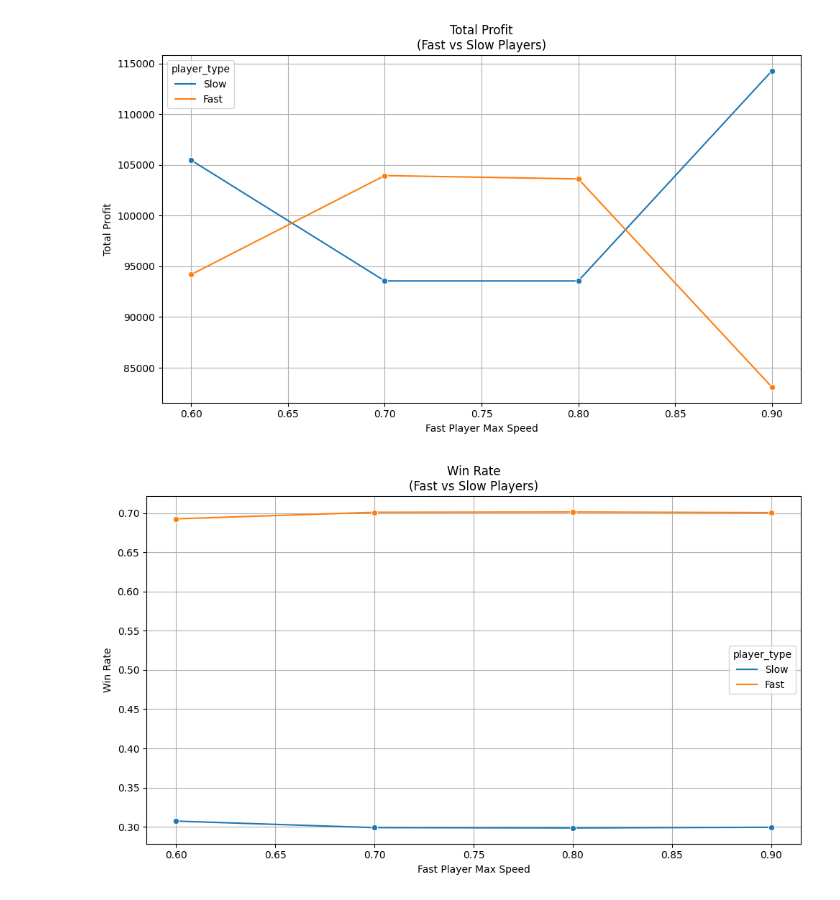
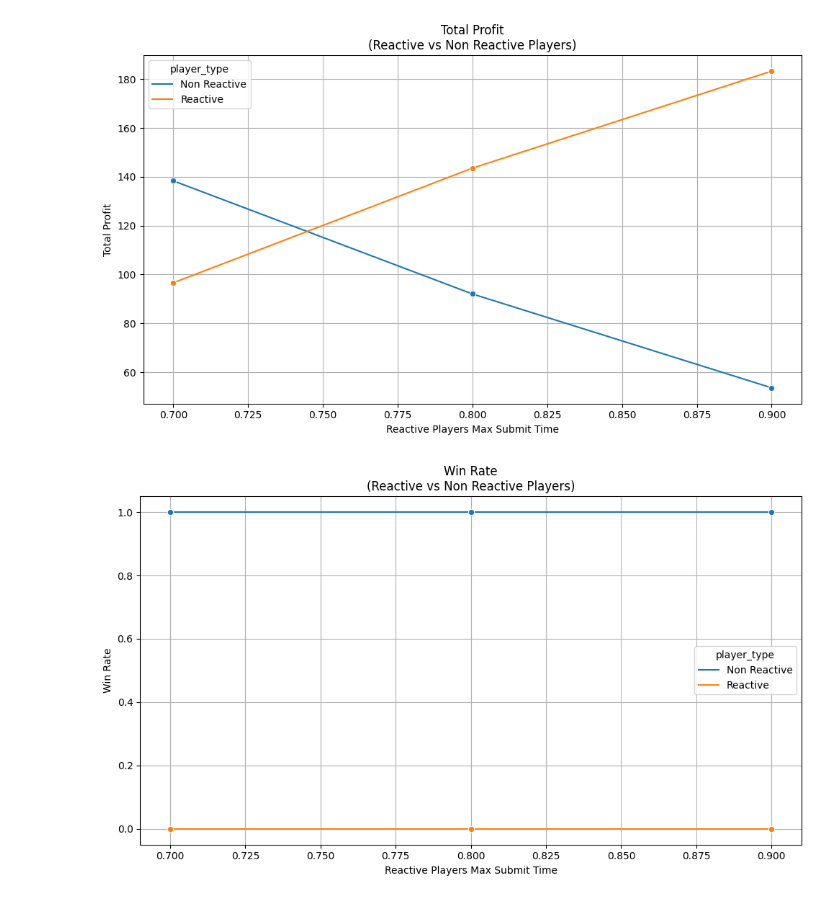
Before and after one commit to krzhang/camcos, a Jupyter notebook: simulations/builder_auctions/grid_strategy_speeds.ipynb, the cells around one changed output. Saved outputs shown, nothing was run; the diff lists cells and outputs as text; code cells hidden in the pictures.

```diff
--- a/simulations/builder_auctions/grid_strategy_speeds.ipynb
+++ b/simulations/builder_auctions/grid_strategy_speeds.ipynb
@@ -39,6 +51,7 @@ for fast_speed in fast_speed_ranges:
     players = generate_players(
         num_players=num_slow + num_fast,
         num_reactive=num_fast,
+        num_gaussian2=0,
         gaussian_speed_min_range=slow_speed,
         gaussian_speed_max_range=slow_speed,
         gaussian_bid_prop_mean_range=(slow_mean, slow_mean),
@@ -48,17 +61,36 @@ for fast_speed in fast_speed_ranges:
         reactive_bid_prop_mean_range=(fast_mean, fast_mean),
         reactive_bid_prop_std_range=(bid_range_width, bid_range_width),
         reactive_others_mean_range=(slow_mean, slow_mean),
-        reactive_others_std_range=(bid_range_width, bid_range_width)
+        reactive_others_std_range=(bid_range_width, bid_range_width),
+        gaussian2_bid_prop_mean_range=(slow_mean, slow_mean),
+        gaussian2_bid_prop_std_range=(bid_range_width, bid_range_width),
+        gaussian2_speed_max_range=slow_speed,
+        gaussian2_speed_min_range=slow_speed
     )
 
-    auction = Auction(players, cutoff_time_range=(0.9, 1.0))
+    auction = Auction(players, cutoff_time_range=(0.5, 0.5))
     round_results, winnings = auction.run_simulation(num_rounds)
 
     fast_ids = [p.player_id for p in players if "Reactive" in str(type(p))]
     slow_ids = [p.player_id for p in players if p.player_id not in fast_ids]
 
-    fast_profits = [winnings[i] for i in fast_ids]
-    slow_profits = [winnings[i] for i in slow_ids]
+    fast_profits = []
+    slow_profits = []
+
+    for r in round_results:
+        winner = r["winner"]
+        if winner:
+            pid, _, profit = winner
+            strategy = r["strategies"][pid]
+            submit_time = strategy[2]
+            cutoff_time = r["cutoff_time"]
+
+            if submit_time < cutoff_time:
+                if pid in fast_ids:
+                    fast_profits.append(profit)
+                elif pid in slow_ids:
+                    slow_profits.append(profit)
+
     fast_wins = sum(1 for r in round_results if r['winner'] and r['winner'][0] in fast_ids)
     slow_wins = sum(1 for r in round_results if r['winner'] and r['winner'][0] in slow_ids)
 
@@ -99,34 +130,34 @@ df.head()
 # %%
 profit_df = pd.concat([
-    df[["fast_max_speed", "slow_total_profit"]].rename(columns={"slow_total_profit": "total_profit"}).assign(player_type="Slow"),
-    df[["fast_max_speed", "fast_total_profit"]].rename(columns={"fast_total_profit": "total_profit"}).assign(player_type="Fast")
+    df[["fast_max_speed", "slow_total_profit"]].rename(columns={"slow_total_profit": "total_profit"}).assign(player_type="Non Reactive"),
+    df[["fast_max_speed", "fast_total_profit"]].rename(columns={"fast_total_profit": "total_profit"}).assign(player_type="Reactive")
 ])
 
 plt.figure(figsize=(10, 6))
 sns.lineplot(data=profit_df, x="fast_max_speed", y="total_profit", hue="player_type", marker="o")
-plt.title("Total Profit\n(Fast vs Slow Players)")
-plt.xlabel("Fast Player Max Speed")
+plt.title("Total Profit\n(Reactive vs Non Reactive Players)")
+plt.xlabel("Reactive Players Max Submit Time")
 plt.ylabel("Total Profit")
 plt.grid(True)
 plt.tight_layout()
 plt.savefig("profit_comparison_by_speed.png")
 plt.show()
 # %% [output]
-[figure, old version]
+[figure, new version]
 # %%
 winrate_df = pd.concat([
-    df[["fast_max_speed", "slow_win_rate"]].rename(columns={"slow_win_rate": "win_rate"}).assign(player_type="Slow"),
-    df[["fast_max_speed", "fast_win_rate"]].rename(columns={"fast_win_rate": "win_rate"}).assign(player_type="Fast")
+    df[["fast_max_speed", "slow_win_rate"]].rename(columns={"slow_win_rate": "win_rate"}).assign(player_type="Non Reactive"),
+    df[["fast_max_speed", "fast_win_rate"]].rename(columns={"fast_win_rate": "win_rate"}).assign(player_type="Reactive")
 ])
 
 plt.figure(figsize=(10, 6))
 sns.lineplot(data=winrate_df, x="fast_max_speed", y="win_rate", hue="player_type", marker="o")
-plt.title("Win Rate\n(Fast vs Slow Players)")
-plt.xlabel("Fast Player Max Speed")
+plt.title("Win Rate\n(Reactive vs Non Reactive Players)")
+plt.xlabel("Reactive Players Max Submit Time")
 plt.ylabel("Win Rate")
 plt.grid(True)
 plt.tight_layout()
 plt.savefig("winrate_comparison_by_speed.png")
 plt.show()
 # %% [output]
-[figure, old version]
+[figure, new version]
```
Also changed, not shown: parts of 2 cells of this notebook, 6 other files.
